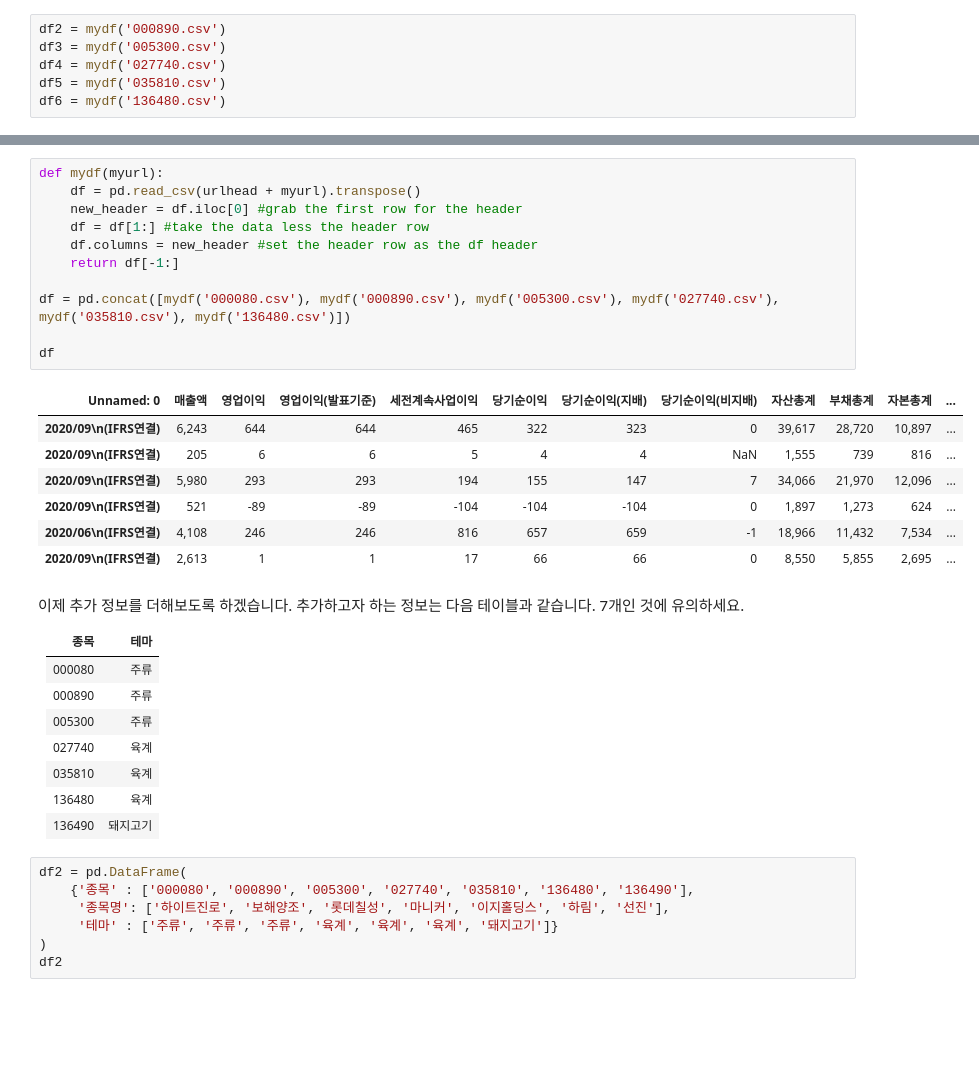
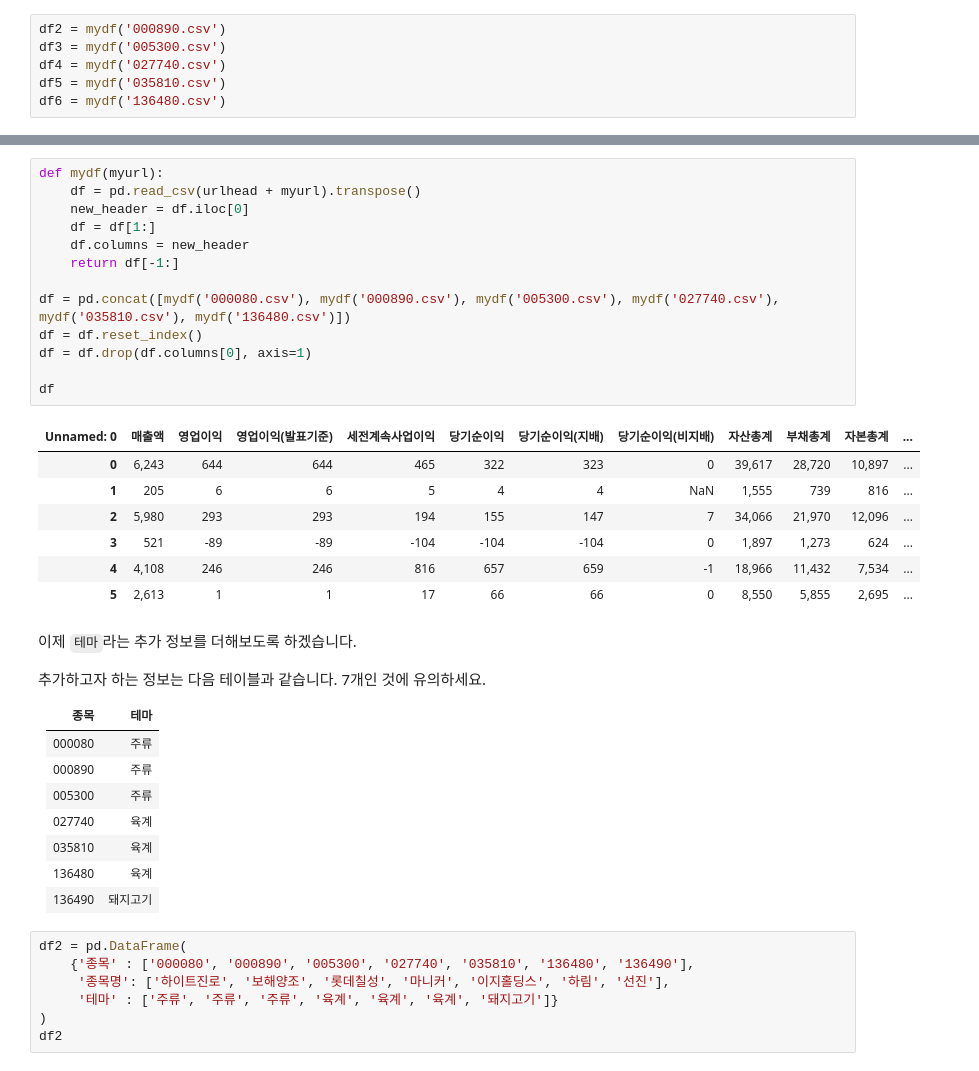
Before and after one commit to ttogle918/ds-zip, a Jupyter notebook: n113-data-manipulation/n113-data-manipulation.ipynb, the cells around one changed output, grey strips where cells are left out. Drawn from its saved outputs; the diff is of its cells as text; blank space fills up the shorter version.

```diff
--- a/n113-data-manipulation/n113-data-manipulation.ipynb
+++ b/n113-data-manipulation/n113-data-manipulation.ipynb
@@ -214,24 +221,27 @@ df
 # %%
 def mydf(myurl):
     df = pd.read_csv(urlhead + myurl).transpose()
-    new_header = df.iloc[0] #grab the first row for the header
-    df = df[1:] #take the data less the header row
-    df.columns = new_header #set the header row as the df header
+    new_header = df.iloc[0]
+    df = df[1:]
+    df.columns = new_header
     return df[-1:]
 
 df = pd.concat([mydf('000080.csv'), mydf('000890.csv'), mydf('005300.csv'), mydf('027740.csv'), mydf('035810.csv'), mydf('136480.csv')])
+df = df.reset_index()
+df = df.drop(df.columns[0], axis=1)
 
 df
 # %% [output]
 | Unnamed: 0 | 매출액 | 영업이익 | 영업이익(발표기준) | 세전계속사업이익 | 당기순이익 | 당기순이익(지배) | 당기순이익(비지배) | 자산총계 | 부채총계 | 자본총계 | ... |
-| 2020/09\n(IFRS연결) | 6,243 | 644 | 644 | 465 | 322 | 323 | 0 | 39,617 | 28,720 | 10,897 | ... |
-| 2020/09\n(IFRS연결) | 205 | 6 | 6 | 5 | 4 | 4 | NaN | 1,555 | 739 | 816 | ... |
-| 2020/09\n(IFRS연결) | 5,980 | 293 | 293 | 194 | 155 | 147 | 7 | 34,066 | 21,970 | 12,096 | ... |
-| 2020/09\n(IFRS연결) | 521 | -89 | -89 | -104 | -104 | -104 | 0 | 1,897 | 1,273 | 624 | ... |
-| 2020/06\n(IFRS연결) | 4,108 | 246 | 246 | 816 | 657 | 659 | -1 | 18,966 | 11,432 | 7,534 | ... |
-| 2020/09\n(IFRS연결) | 2,613 | 1 | 1 | 17 | 66 | 66 | 0 | 8,550 | 5,855 | 2,695 | ... |
+| 0 | 6,243 | 644 | 644 | 465 | 322 | 323 | 0 | 39,617 | 28,720 | 10,897 | ... |
+| 1 | 205 | 6 | 6 | 5 | 4 | 4 | NaN | 1,555 | 739 | 816 | ... |
+| 2 | 5,980 | 293 | 293 | 194 | 155 | 147 | 7 | 34,066 | 21,970 | 12,096 | ... |
+| 3 | 521 | -89 | -89 | -104 | -104 | -104 | 0 | 1,897 | 1,273 | 624 | ... |
+| 4 | 4,108 | 246 | 246 | 816 | 657 | 659 | -1 | 18,966 | 11,432 | 7,534 | ... |
+| 5 | 2,613 | 1 | 1 | 17 | 66 | 66 | 0 | 8,550 | 5,855 | 2,695 | ... |
 # %% [markdown]
-이제 추가 정보를 더해보도록 하겠습니다.
+이제 `테마`라는 추가 정보를 더해보도록 하겠습니다.
+
 추가하고자 하는 정보는 다음 테이블과 같습니다. 7개인 것에 유의하세요.
 
 |종목|테마|
```
Also changed, not shown: parts of 50 cells of this notebook, 1 other file.
